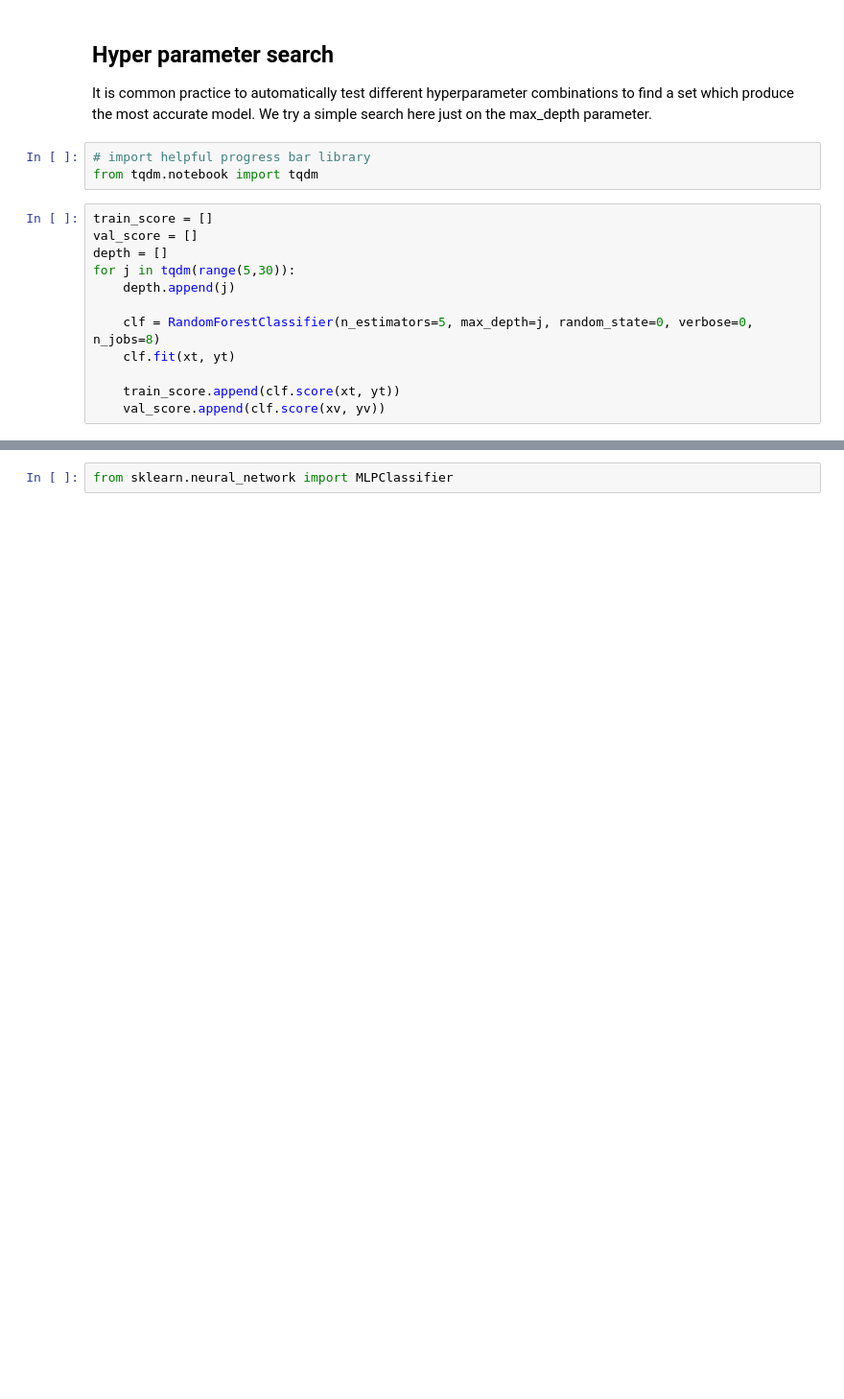
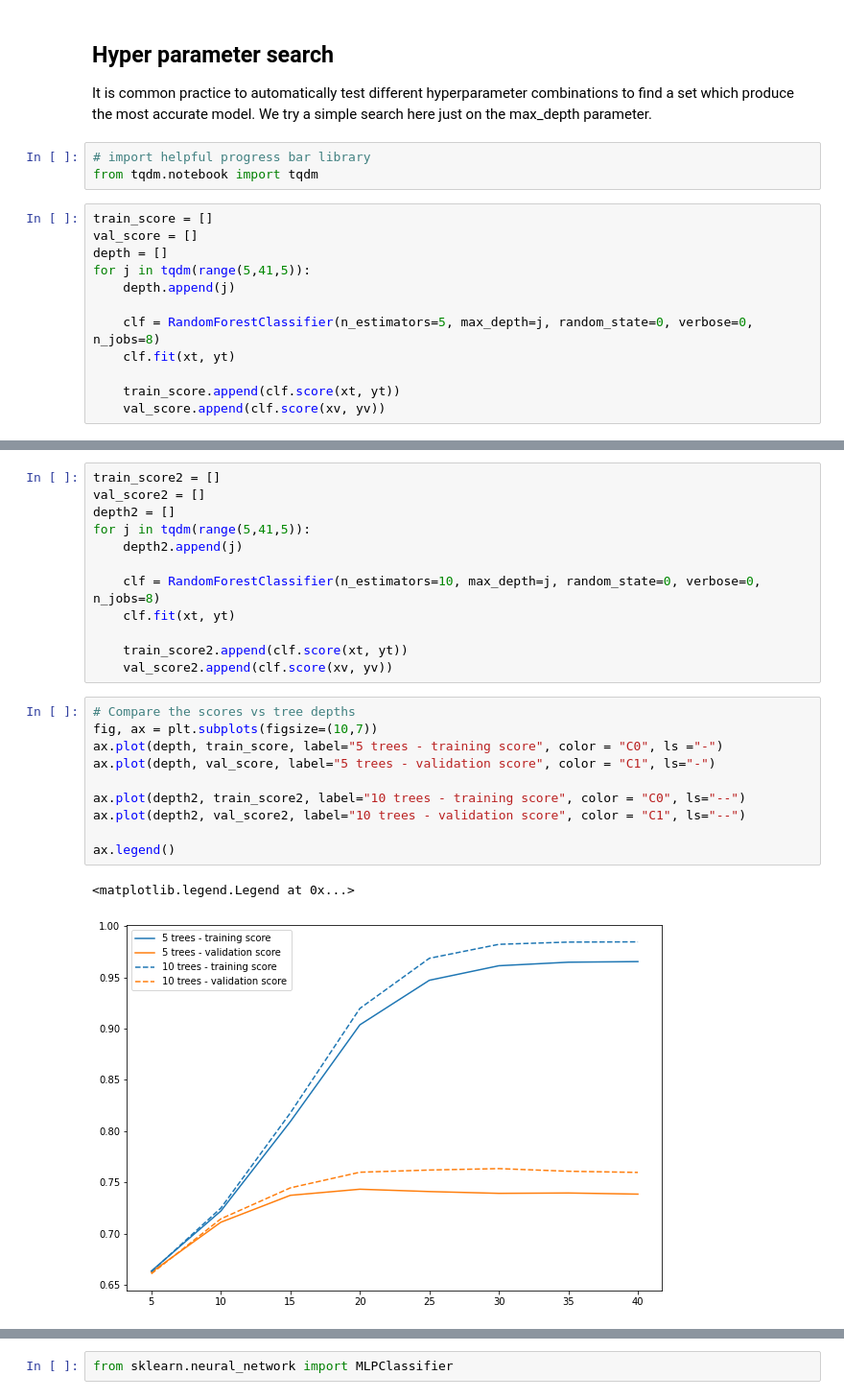
Before and after one commit to ds4geo/ds4geo, a Jupyter notebook: WS 2020 Course Notes/Session 9.ipynb, the cells around one changed output, grey strips where cells are left out. Shown at 96% size. Cells and saved outputs as stored; diff of their text form; blank space fills up the shorter version.

```diff
--- a/WS 2020 Course Notes/Session 9.ipynb
+++ b/WS 2020 Course Notes/Session 9.ipynb
@@ -203,7 +346,7 @@ from tqdm.notebook import tqdm
 train_score = []
 val_score = []
 depth = []
-for j in tqdm(range(5,30)):
+for j in tqdm(range(5,41,5)):
     depth.append(j)
 
     clf = RandomForestClassifier(n_estimators=5, max_depth=j, random_state=0, verbose=0, n_jobs=8)
@@ -219,0 +366,25 @@ ax.legend()
+# %%
+train_score2 = []
+val_score2 = []
+depth2 = []
+for j in tqdm(range(5,41,5)):
+    depth2.append(j)
+
+    clf = RandomForestClassifier(n_estimators=10, max_depth=j, random_state=0, verbose=0, n_jobs=8)
+    clf.fit(xt, yt)
+
+    train_score2.append(clf.score(xt, yt))
+    val_score2.append(clf.score(xv, yv))
+# %%
+# Compare the scores vs tree depths
+fig, ax = plt.subplots(figsize=(10,7))
+ax.plot(depth, train_score, label="5 trees - training score", color = "C0", ls ="-")
+ax.plot(depth, val_score, label="5 trees - validation score", color = "C1", ls="-")
+
+ax.plot(depth2, train_score2, label="10 trees - training score", color = "C0", ls="--")
+ax.plot(depth2, val_score2, label="10 trees - validation score", color = "C1", ls="--")
+
+ax.legend()
+# %% [output]
+<matplotlib.legend.Legend at 0x...>
+[figure, added]
```
Also changed, not shown: parts of 25 cells of this notebook.
